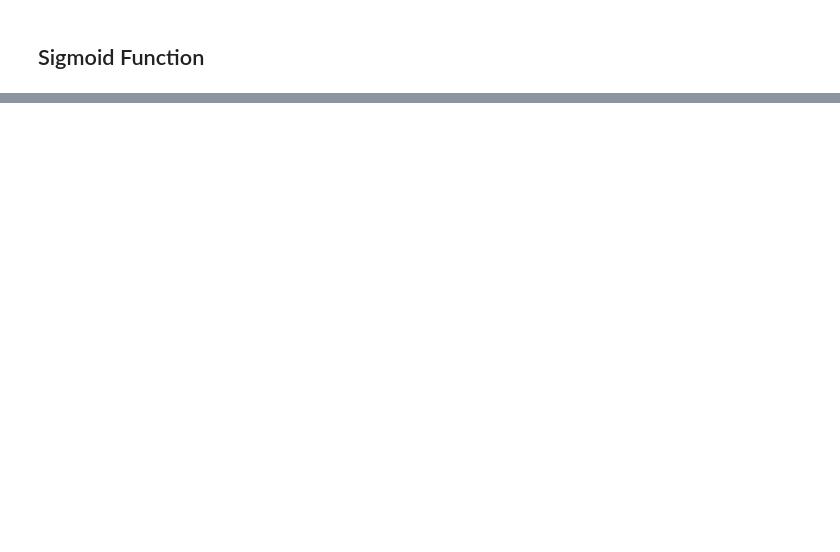
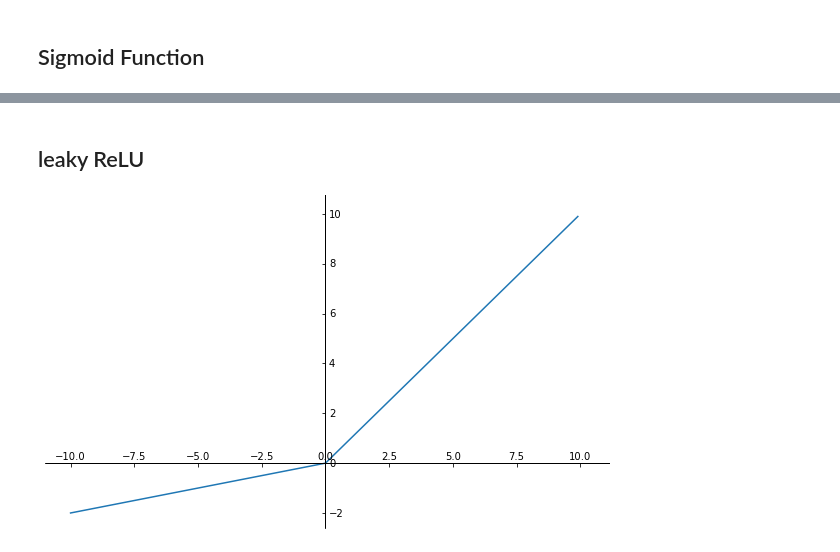
Before and after one commit to Ray-gith/deep-learning-notes, a Jupyter notebook: md_plot.ipynb, the cells around one changed output, grey strips where cells are left out. Saved outputs shown, nothing was run; the diff lists cells and outputs as text; code cells hidden in the pictures; blank space fills up the shorter version.

```diff
--- a/md_plot.ipynb
+++ b/md_plot.ipynb
@@ -34,0 +105,35 @@ plt.savefig('source/sigmoid_funtion.svg', transparent=True)
+# %% [markdown]
+## leaky ReLU
+# %%
+import numpy as np
+import matplotlib.pyplot as plt
+import mpl_toolkits.axisartist as axisartist
+
+#创建画布
+fig = plt.figure(figsize=(10, 6))
+#使用axisartist.Subplot方法创建一个绘图区对象ax
+ax = axisartist.Subplot(fig, 111)
+#将绘图区对象添加到画布中
+fig.add_axes(ax)
+x = np.arange(-10, 10, .1)
+y = x.copy()
+y[y <= -0.1] += np.arange(8, 0, -.08)
+
+#通过set_visible方法设置绘图区所有坐标轴隐藏
+ax.axis[:].set_visible(False)
+
+#ax.new_floating_axis代表添加新的坐标轴
+ax.axis["x"] = ax.new_floating_axis(0,0)
+#给x坐标轴加上箭头
+ax.axis["x"].set_axisline_style("-|>", size = 2.0)
+#添加y坐标轴，且加上箭头
+ax.axis["y"] = ax.new_floating_axis(1,0)
+ax.axis["y"].set_axisline_style("-|>", size = 2.0)
+#设置x、y轴上刻度显示方向
+ax.axis["x"].set_axis_direction("top")
+ax.axis["y"].set_axis_direction("right")
+
+ax.plot(x, y)
+plt.savefig('source/leaky_relu_funtion.svg', transparent=True)
+# %% [output]
+[figure, added]
```
Also changed, not shown: parts of 5 cells of this notebook.
